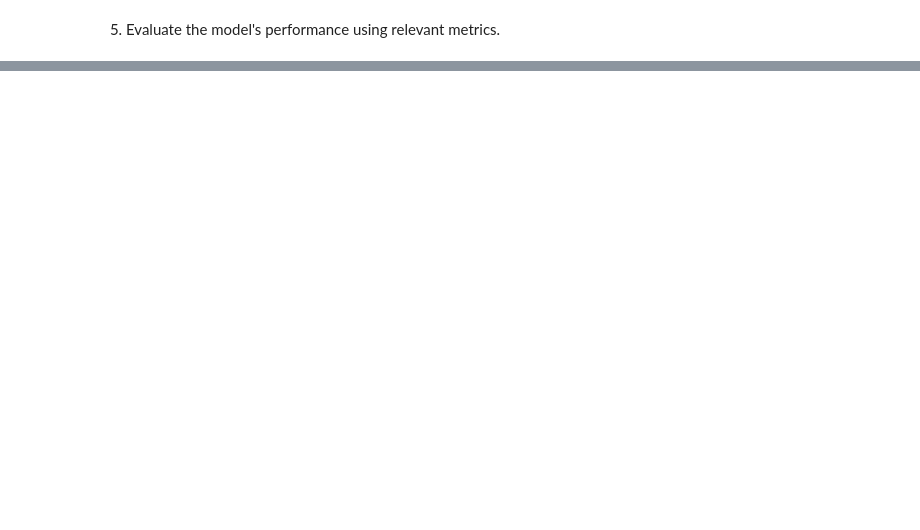
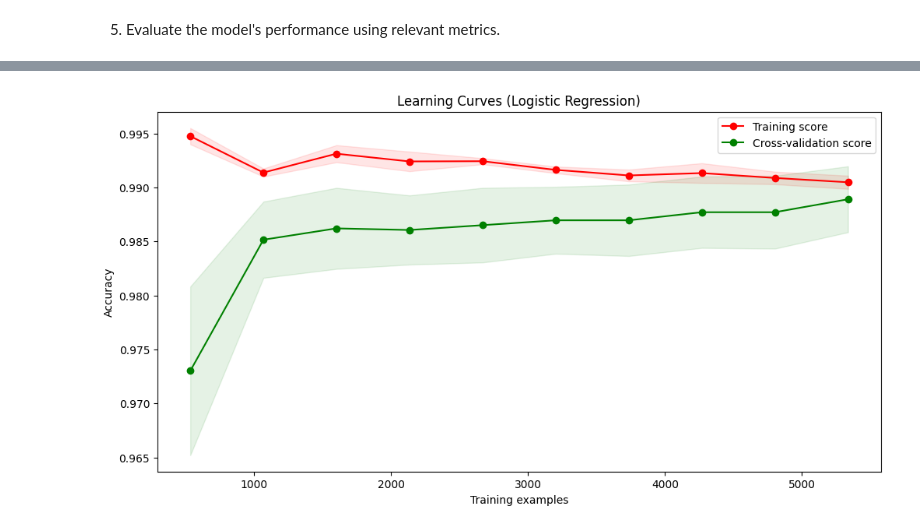
Before and after one commit to adamhalama/mal1y, a Jupyter notebook: assignment-2/src/assignment-2-answer.ipynb, the cells around one changed output, grey strips where cells are left out. Cells and saved outputs as stored; diff of their text form; code cells hidden in the pictures; blank space fills up the shorter version.

Commit message:
Data is finalised and model is trained with good accuracy

```diff
--- a/assignment-2/src/assignment-2-answer.ipynb
+++ b/assignment-2/src/assignment-2-answer.ipynb
@@ -657,0 +1085,19 @@ exoplanet_df_cleaned.to_csv('./exports/step2.1.csv', index=False)
+# %%
+# validating the model with the validation data and the params we got in the training phase
+
+from sklearn.metrics import accuracy_score, precision_score, recall_score, f1_score
+
+# Re-initializing and training the Logistic Regression model with the best parameters
+model = LogisticRegression(C=10000.0, solver='newton-cg')
+model.fit(train_features, train_target.values.ravel())
+
+# Predicting on the validation set
+validation_predictions = model.predict(validation_features)
+
+# Calculating evaluation metrics
+accuracy = accuracy_score(validation_target, validation_predictions)
+precision = precision_score(validation_target, validation_predictions)
+recall = recall_score(validation_target, validation_predictions)
+f1 = f1_score(validation_target, validation_predictions)
+
+accuracy, precision, recall, f1
@@ -659,0 +1377,35 @@ exoplanet_df_cleaned.to_csv('./exports/step2.1.csv', index=False)
+# %%
+retrained_model = LogisticRegression(C=14.3845, solver='newton-cg')
+retrained_model.fit(train_features, train_target.values.ravel())
+
+# Generating learning curves
+train_sizes, train_scores, validation_scores = learning_curve(
+    estimator=retrained_model,
+    X=train_features,
+    y=train_target.values.ravel(),
+    train_sizes=np.linspace(0.1, 1.0, 10),
+    cv=5,
+    n_jobs=-1,
+    scoring='accuracy')
+
+# Calculating mean and standard deviation for training and validation scores
+train_scores_mean = np.mean(train_scores, axis=1)
+train_scores_std = np.std(train_scores, axis=1)
+validation_scores_mean = np.mean(validation_scores, axis=1)
+validation_scores_std = np.std(validation_scores, axis=1)
+
+# Plotting the learning curves
+plt.figure(figsize=(12, 6))
+plt.title('Learning Curves (Logistic Regression)')
+plt.xlabel('Training examples')
+plt.ylabel('Accuracy')
+plt.fill_between(train_sizes, train_scores_mean - train_scores_std,
+                 train_scores_mean + train_scores_std, alpha=0.1, color='r')
+plt.fill_between(train_sizes, validation_scores_mean - validation_scores_std,
+                 validation_scores_mean + validation_scores_std, alpha=0.1, color='g')
+plt.plot(train_sizes, train_scores_mean, 'o-', color='r', label='Training score')
+plt.plot(train_sizes, validation_scores_mean, 'o-', color='g', label='Cross-validation score')
+plt.legend()
+plt.show()
+# %% [output]
+[figure, added]
```
Also changed, not shown: parts of 28 cells of this notebook, 4 other files.
